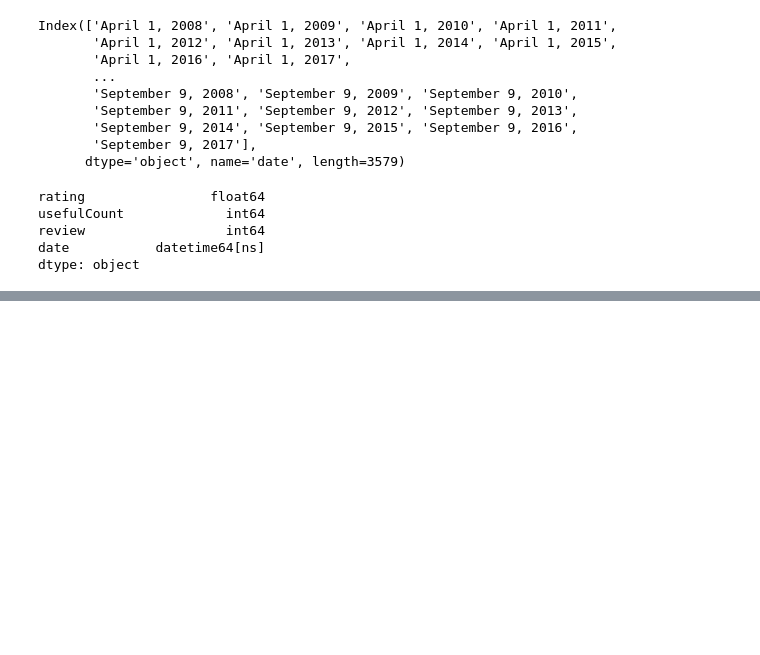
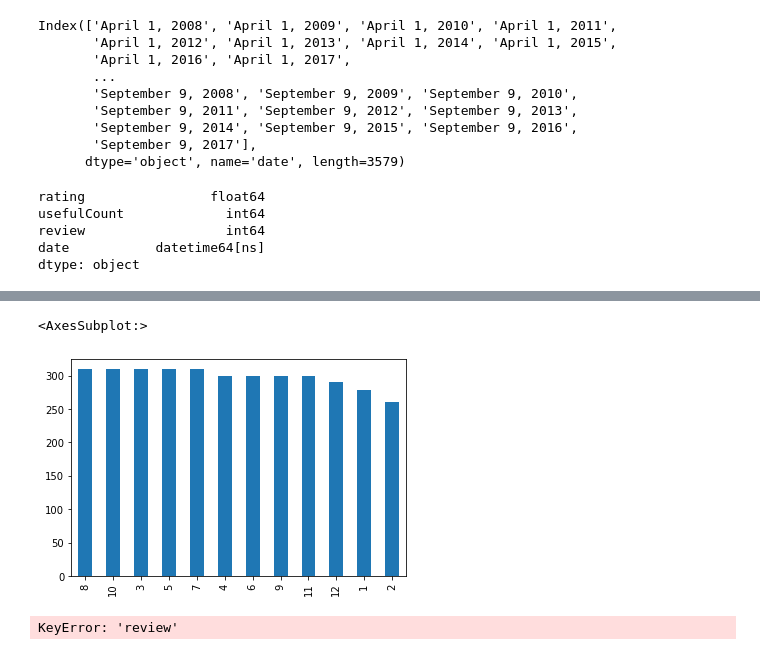
Before and after one commit to Adebesindedayo/Data_Analysis_with_python, a Jupyter notebook: Drug_Review_Analysis/Drug_Review_Analysis.ipynb, the cells around one changed output, grey strips where cells are left out. Saved outputs shown, nothing was run; the diff lists cells and outputs as text; code cells hidden in the pictures; blank space fills up the shorter version.

```diff
--- a/Drug_Review_Analysis/Drug_Review_Analysis.ipynb
+++ b/Drug_Review_Analysis/Drug_Review_Analysis.ipynb
@@ -814,8 +854,15 @@ AssertionError: <class 'numpy.ndarray'>
+# %%
+grouped_date['Month'].value_counts().plot(kind='bar')
+# %% [output]
+<AxesSubplot:>
+[figure, added]
 # %%
 # AMount of Review Fr 2008
-grouped_date['2008']['review'].plot()
-plt.title("Amount of Review For 2008")
+grouped_date['Year']['review'].plot()
+plt.title("Review per year")
 plt.show()
+# %% [output]
+KeyError: 'review'
 # %%
 # AMount of Review Fr 2008
 grouped_date['2008':'2009']['review'].plot()
```
Also changed, not shown: parts of 18 cells of this notebook.
